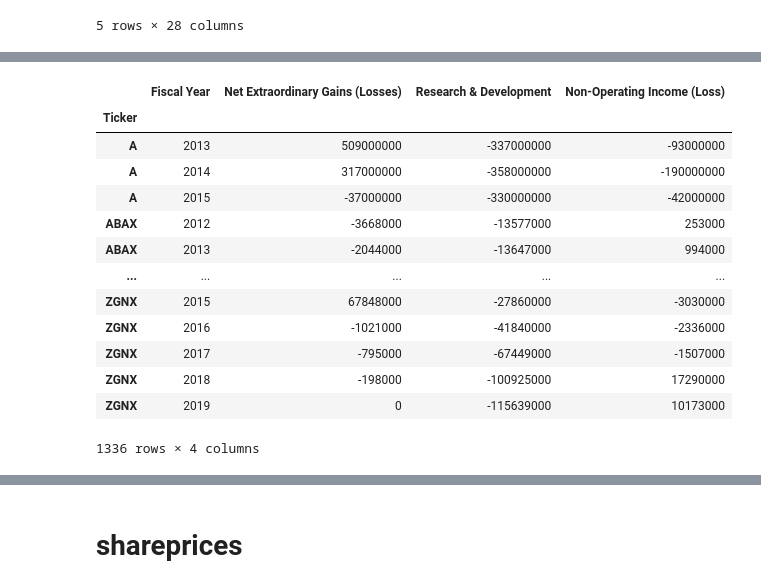
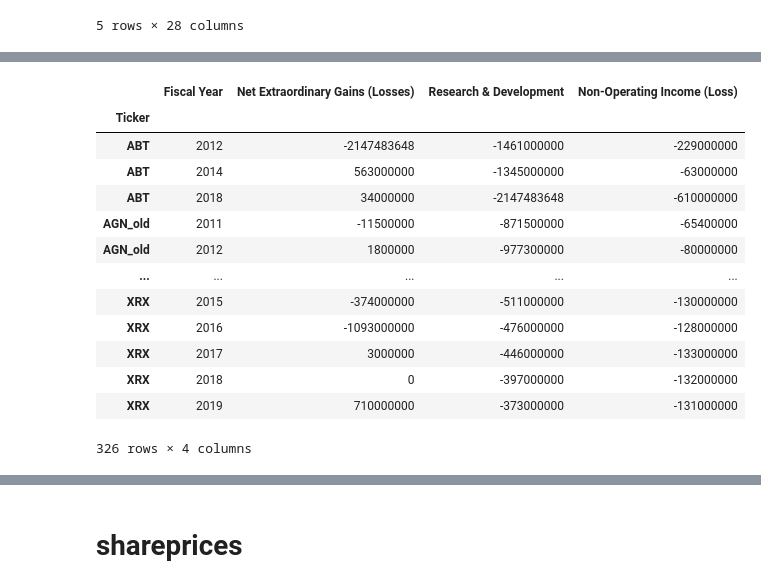
Before and after one commit to MuayThaiLegz/ScientificMethod_ForInvesting-, a Jupyter notebook: barrnun.ipynb, the cells around one changed output, grey strips where cells are left out. Saved outputs shown, nothing was run; the diff lists cells and outputs as text; code cells hidden in the pictures.

```diff
--- a/barrnun.ipynb
+++ b/barrnun.ipynb
@@ -21,0 +22,5 @@ from pathlib import Path
+# %%
+def clean_stuff(df):
+    df.drop(['SimFinId', 'Currency'], inplace= True, errors='ignore', axis=1)
+    df = df.groupby(['Ticker','Fiscal Year']).mean().dropna().astype(int)
+    return df
@@ -392,2 +399,4 @@ income_annual
+# %%
+income_annual = clean_stuff(us_income_annual_df)
 # %%
 assess_NA(income_annual)
@@ -432,21 +441,21 @@ in_income_gold.reset_index(inplace=True)
 # %%
-in_income_set = in_income_gold.set_index(["Ticker"])
+in_income_set = in_income.set_index(["Ticker"])
 in_income_set
 # %% [output]
 |  | Fiscal Year | Net Extraordinary Gains (Losses) | Research & Development | Non-Operating Income (Loss) |
 | Ticker |  |  |  |  |
-| A | 2013 | 509000000 | -337000000 | -93000000 |
-| A | 2014 | 317000000 | -358000000 | -190000000 |
-| A | 2015 | -37000000 | -330000000 | -42000000 |
-| ABAX | 2012 | -3668000 | -13577000 | 253000 |
-| ABAX | 2013 | -2044000 | -13647000 | 994000 |
+| ABT | 2012 | -2147483648 | -1461000000 | -229000000 |
+| ABT | 2014 | 563000000 | -1345000000 | -63000000 |
+| ABT | 2018 | 34000000 | -2147483648 | -610000000 |
+| AGN_old | 2011 | -11500000 | -871500000 | -65400000 |
+| AGN_old | 2012 | 1800000 | -977300000 | -80000000 |
 | ... | ... | ... | ... | ... |
-| ZGNX | 2015 | 67848000 | -27860000 | -3030000 |
-| ZGNX | 2016 | -1021000 | -41840000 | -2336000 |
-| ZGNX | 2017 | -795000 | -67449000 | -1507000 |
-| ZGNX | 2018 | -198000 | -100925000 | 17290000 |
-| ZGNX | 2019 | 0 | -115639000 | 10173000 |
+| XRX | 2015 | -374000000 | -511000000 | -130000000 |
+| XRX | 2016 | -1093000000 | -476000000 | -128000000 |
+| XRX | 2017 | 3000000 | -446000000 | -133000000 |
+| XRX | 2018 | 0 | -397000000 | -132000000 |
+| XRX | 2019 | 710000000 | -373000000 | -131000000 |
-1336 rows × 4 columns
+326 rows × 4 columns
 # %%
 income_neg = income_annual[
     ["Cost of Revenue",
```
Also changed, not shown: parts of 86 cells of this notebook.
